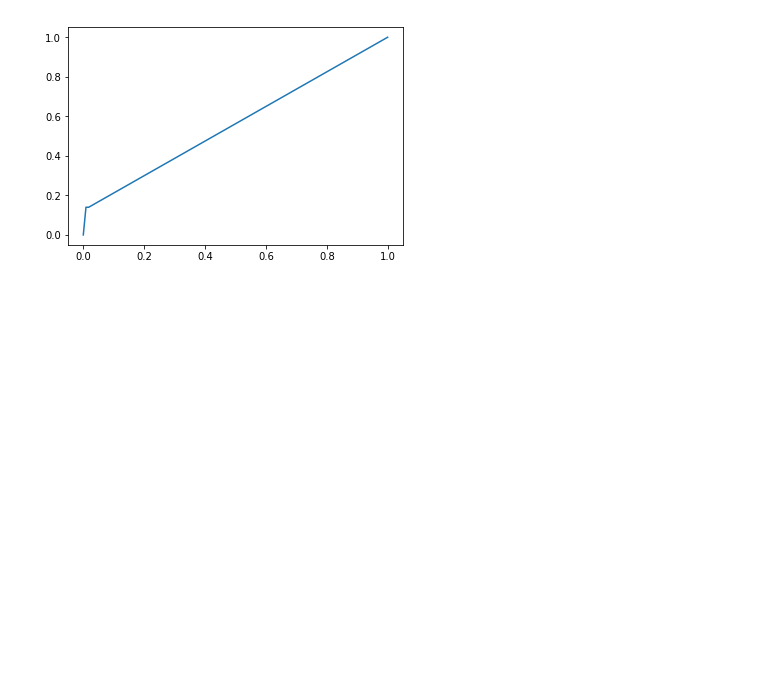
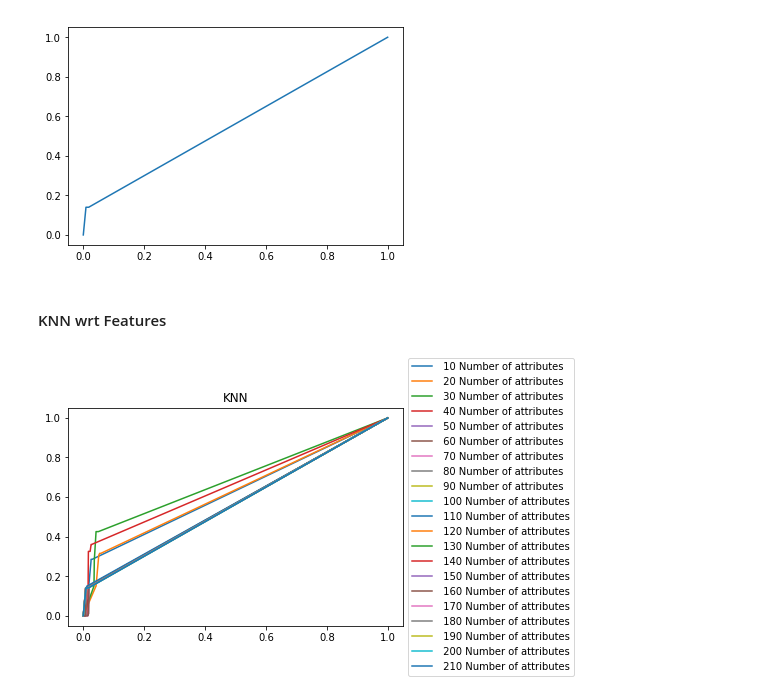
Before and after one commit to gvattiku/Mimic-Sliding-Window-Features, a Jupyter notebook: mimicFinalProject.ipynb, the cells around one changed output. Drawn from its saved outputs; the diff is of its cells as text; code cells hidden in the pictures; blank space fills up the shorter version.

```diff
--- a/mimicFinalProject.ipynb
+++ b/mimicFinalProject.ipynb
@@ -756,3 +760,24 @@ auc(fpr_knn_opt, tpr_knn_opt)
 # %% [output]
 0.5617526158445442
 [figure]
+# %% [markdown]
+#### KNN wrt Features
+# %%
+knn = KNeighborsClassifier()
+
+Auc_knn =[]
+No_of_Attributes_knn =[]
+
+for n in range(10, 220, 10):
+    cols_sel_mic = mic_df.sort_values('mic', ascending = False)['att'][:i][:n]
+    knn.fit(dt_tr_imp[cols_sel_mic],dt_tr_imp['class'])
+    probs_knn=knn.predict_proba(dt_test_imp[cols_sel_mic])
+    fpr_knn, tpr_knn, thresholds_knn = roc_curve(dt_test_imp['class'],probs_knn[:,1])
+    auc_knn=auc(fpr_knn,tpr_knn)
+    Auc_knn.append(auc_knn)
+    No_of_Attributes_knn.append(n)
+    plt.title('KNN')
+    plt.plot(fpr_knn, tpr_knn, label =" {} Number of attributes".format(n))
+    plt.legend(loc = 6, bbox_to_anchor = (1, 0.5))
+# %% [output]
+[figure, added]
```
Also changed, not shown: parts of 3 cells of this notebook.
